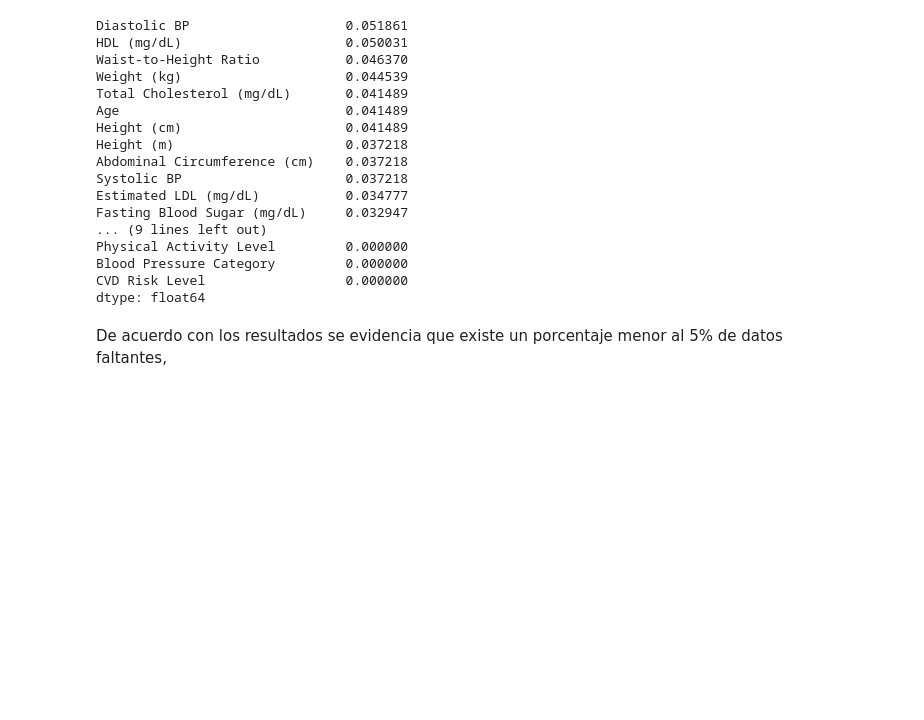
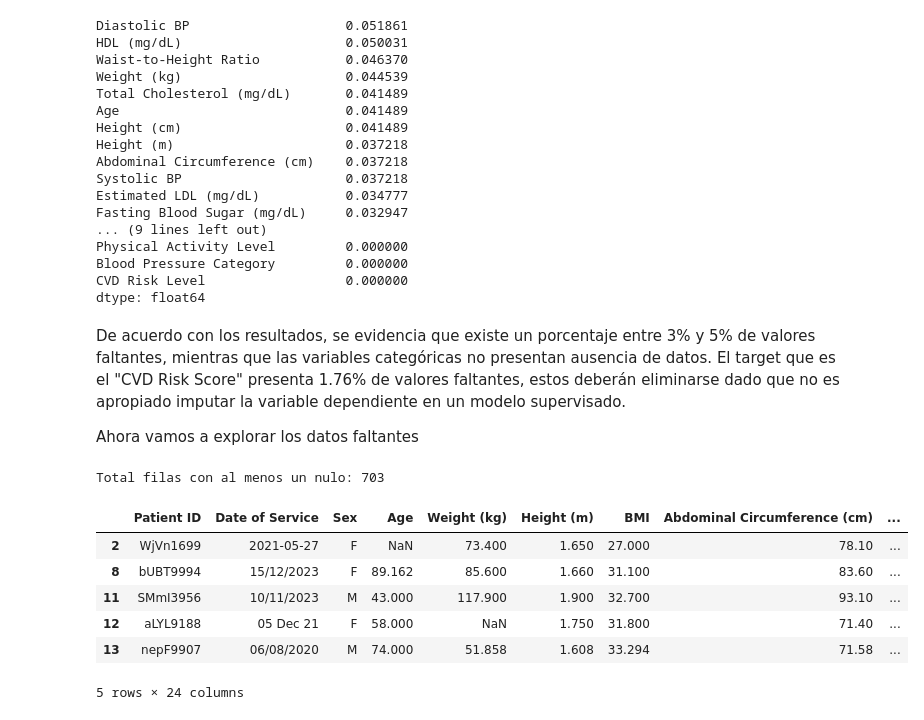
Before and after one commit to maria366p/Taller-1_AprendizajeMaquina, a Jupyter notebook: taller1.ipynb, the cells around one changed output. Cells and saved outputs as stored; diff of their text form; code cells hidden in the pictures; blank space fills up the shorter version.

```diff
--- a/taller1.ipynb
+++ b/taller1.ipynb
@@ -122,6 +122,20 @@ Blood Pressure Category         0.000000
 CVD Risk Level                  0.000000
 dtype: float64
 # %% [markdown]
-De acuerdo con los resultados se evidencia que existe un porcentaje menor al 5% de datos faltantes,
+De acuerdo con los resultados, se evidencia que existe un porcentaje entre 3% y 5% de valores faltantes, mientras que las variables categóricas no presentan ausencia de datos. El target que es el "CVD Risk Score" presenta 1.76% de valores faltantes, estos deberán eliminarse dado que no es apropiado imputar la variable dependiente en un modelo supervisado.
+
+Ahora vamos a explorar los datos faltantes
 # %%
-#Vamos a revisa
+#Filtrar filas con algun dato faltante
+filas_con_na = data[data.isna().any(axis=1)]
+print(f"Total filas con al menos un nulo: {filas_con_na.shape[0]}")
+filas_con_na.head()
+# %% [output]
+Total filas con al menos un nulo: 703
+|  | Patient ID | Date of Service | Sex | Age | Weight (kg) | Height (m) | BMI | Abdominal Circumference (cm) | ... |
+| 2 | WjVn1699 | 2021-05-27 | F | NaN | 73.400 | 1.650 | 27.000 | 78.10 | ... |
+| 8 | bUBT9994 | 15/12/2023 | F | 89.162 | 85.600 | 1.660 | 31.100 | 83.60 | ... |
+| 11 | SMmI3956 | 10/11/2023 | M | 43.000 | 117.900 | 1.900 | 32.700 | 93.10 | ... |
+| 12 | aLYL9188 | 05 Dec 21 | F | 58.000 | NaN | 1.750 | 31.800 | 71.40 | ... |
+| 13 | nepF9907 | 06/08/2020 | M | 74.000 | 51.858 | 1.608 | 33.294 | 71.58 | ... |
+5 rows × 24 columns
```
Also changed, not shown: parts of 1 cell of this notebook.
